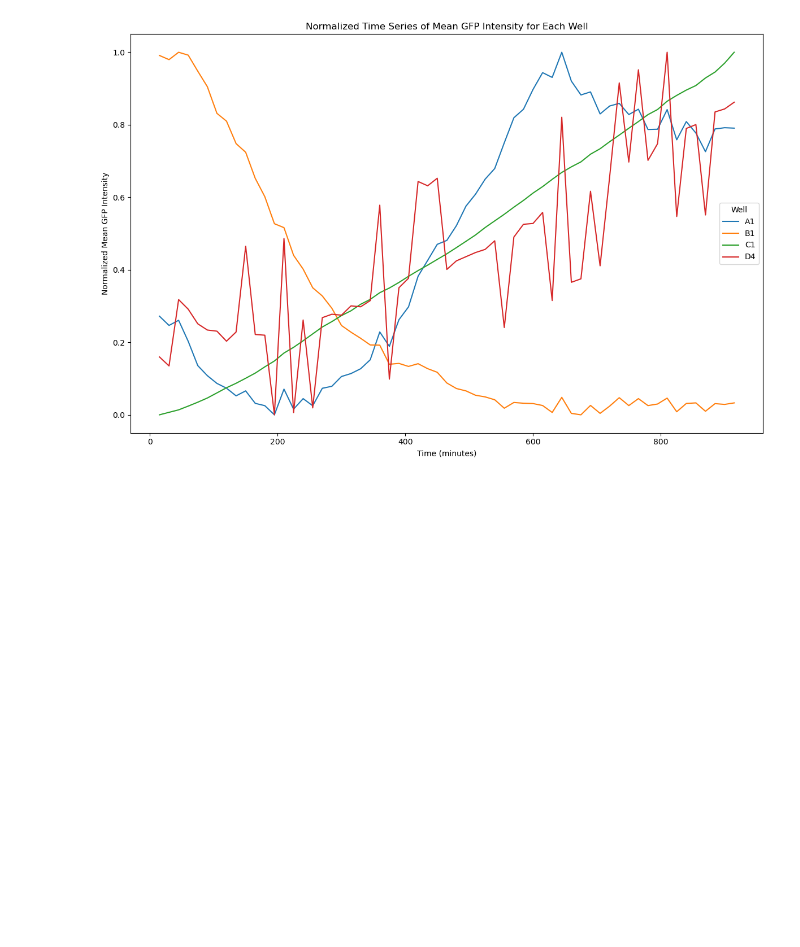
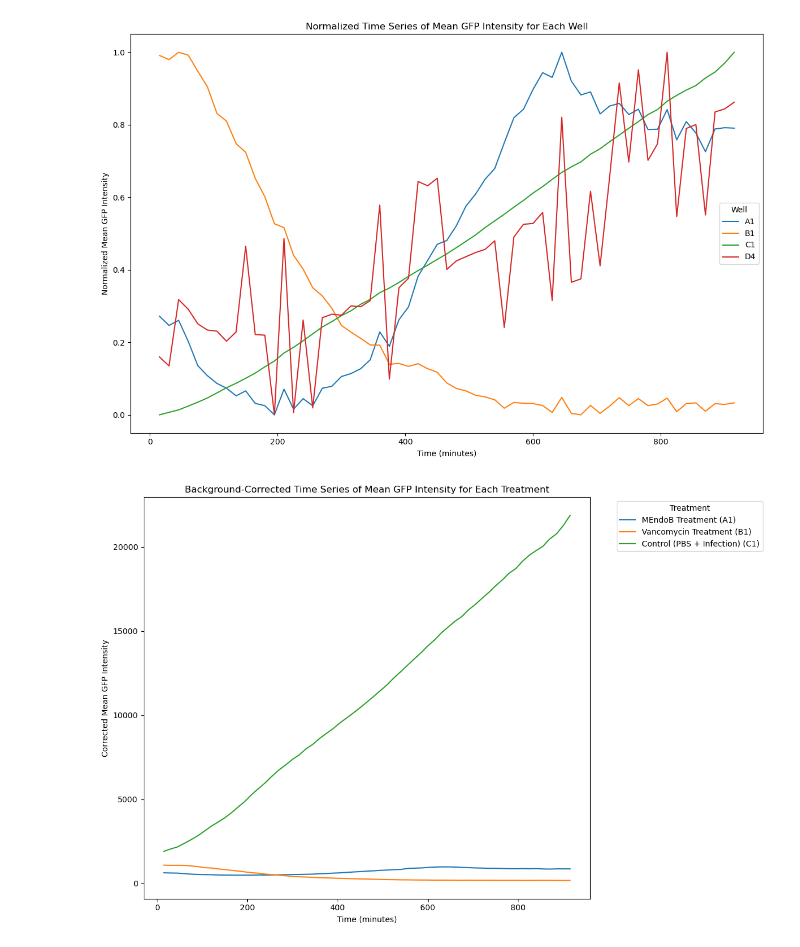
Before and after one commit to aeblik/MolecularIMaging, a Jupyter notebook: analysis.ipynb, the cells around one changed output. Cells and saved outputs as stored; diff of their text form; code cells hidden in the pictures; blank space fills up the shorter version.

Commit message:
analysis and image upload

```diff
--- a/analysis.ipynb
+++ b/analysis.ipynb
@@ -71,0 +76,64 @@ plt.show()
+# %%
+import pandas as pd
+import matplotlib.pyplot as plt
+import numpy as np
+
+# Load the CSV file
+csv_path = 'gfp_intensity_results_batch1.csv'  # Replace with your actual file path
+df = pd.read_csv(csv_path)
+
+# Extract well information and image number for each Identifier
+df['Well'] = df['Identifier'].str.extract(r'([A-D]\d+)')
+df['Image_Number'] = df['Identifier'].str.extract(r'_(\d+)$').astype(int)
+
+# Sort by well and image number to ensure proper time series order
+df = df.sort_values(by=['Well', 'Image_Number'])
+
+# Add the Time column (15 minutes apart)
+df['Time'] = df['Image_Number'] * 15  # Time in minutes
+
+# Map wells to treatment groups
+def map_treatment(well):
+    if well.startswith("A"):
+        return "MEndoB Treatment"
+    elif well.startswith("B"):
+        return "Vancomycin Treatment"
+    elif well.startswith("C"):
+        return "Control (PBS + Infection)"
+    elif well.startswith("D"):
+        return "Blank (No Infection)"
+    return "Unknown"
+
+# Apply treatment mapping to create a new 'Treatment' column
+df['Treatment'] = df['Well'].apply(map_treatment)
+
+# Calculate the mean GFP intensity of the blank wells (Well D) at each time point
+blank_values = df[df['Treatment'] == "Blank (No Infection)"].groupby('Time')['Mean_GFP_Intensity'].mean().rename("Blank_GFP_Intensity")
+
+# Merge the blank values back into the original dataframe based on Time
+df = df.merge(blank_values, on='Time')
+
+# Subtract the blank intensity from each well's GFP intensity (background correction)
+df['Corrected_Mean_GFP_Intensity'] = df['Mean_GFP_Intensity'] - df['Blank_GFP_Intensity']
+
+# Plot the corrected time series for each treatment group (excluding blanks)
+treatments = df['Treatment'].unique()
+plt.figure(figsize=(12, 8))
+
+for treatment in treatments:
+    if treatment == "Blank (No Infection)":
+        continue  # Skip the blank wells in the plot
+    treatment_data = df[df['Treatment'] == treatment]
+    for well in treatment_data['Well'].unique():
+        well_data = treatment_data[treatment_data['Well'] == well]
+        plt.plot(well_data['Time'], well_data['Corrected_Mean_GFP_Intensity'], label=f"{treatment} ({well})")
+
+# Customize the plot
+plt.xlabel('Time (minutes)')
+plt.ylabel('Corrected Mean GFP Intensity')
+plt.title('Background-Corrected Time Series of Mean GFP Intensity for Each Treatment')
+plt.legend(title="Treatment", bbox_to_anchor=(1.05, 1), loc='upper left')
+plt.tight_layout()
+plt.show()
+# %% [output]
+[figure, added]
```
Also changed, not shown: parts of 1 cell of this notebook, 1 other file.
